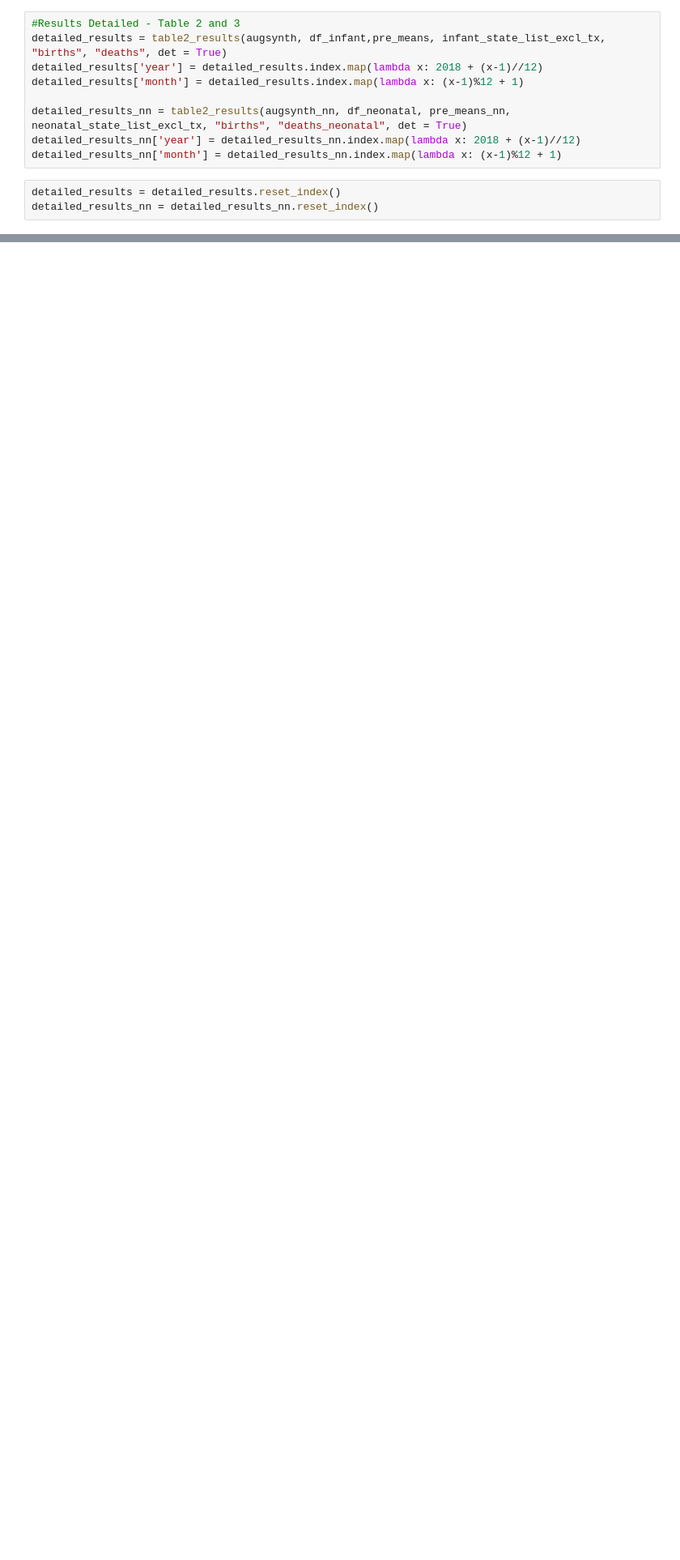
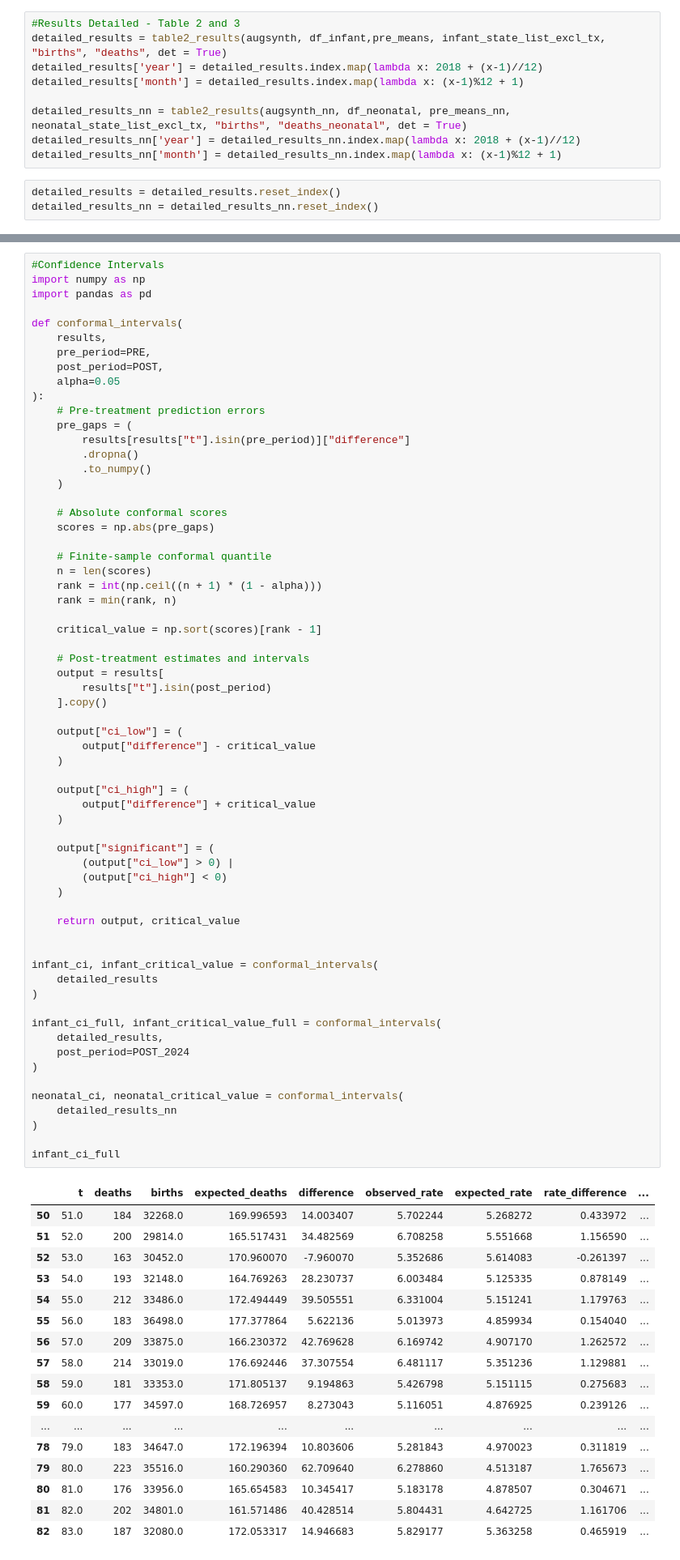
Before and after one commit to mycow2/infant-mortality-dobbs, a Jupyter notebook: repl_table_2.ipynb, the cells around one changed output, grey strips where cells are left out. Shown at 81% size. Drawn from its saved outputs; the diff is of its cells as text; blank space fills up the shorter version.

```diff
--- a/repl_table_2.ipynb
+++ b/repl_table_2.ipynb
@@ -255,0 +263,81 @@ tab3 = detailed_results_nn[detailed_results_nn['t'].isin(POST)][['deaths_neonata
+# %%
+#Confidence Intervals
+import numpy as np
+import pandas as pd
+
+def conformal_intervals(
+    results,
+    pre_period=PRE,
+    post_period=POST,
+    alpha=0.05
+):
+    # Pre-treatment prediction errors
+    pre_gaps = (
+        results[results["t"].isin(pre_period)]["difference"]
+        .dropna()
+        .to_numpy()
+    )
+
+    # Absolute conformal scores
+    scores = np.abs(pre_gaps)
+
+    # Finite-sample conformal quantile
+    n = len(scores)
+    rank = int(np.ceil((n + 1) * (1 - alpha)))
+    rank = min(rank, n)
+
+    critical_value = np.sort(scores)[rank - 1]
+
+    # Post-treatment estimates and intervals
+    output = results[
+        results["t"].isin(post_period)
+    ].copy()
+
+    output["ci_low"] = (
+        output["difference"] - critical_value
+    )
+
+    output["ci_high"] = (
+        output["difference"] + critical_value
+    )
+
+    output["significant"] = (
+        (output["ci_low"] > 0) |
+        (output["ci_high"] < 0)
+    )
+
+    return output, critical_value
+
+
+infant_ci, infant_critical_value = conformal_intervals(
+    detailed_results
+)
+
+infant_ci_full, infant_critical_value_full = conformal_intervals(
+    detailed_results,
+    post_period=POST_2024
+)
+
+neonatal_ci, neonatal_critical_value = conformal_intervals(
+    detailed_results_nn
+)
+
+infant_ci_full
+# %% [output]
+|  | t | deaths | births | expected_deaths | difference | observed_rate | expected_rate | rate_difference | ... |
+| 50 | 51.0 | 184 | 32268.0 | 169.996593 | 14.003407 | 5.702244 | 5.268272 | 0.433972 | ... |
+| 51 | 52.0 | 200 | 29814.0 | 165.517431 | 34.482569 | 6.708258 | 5.551668 | 1.156590 | ... |
+| 52 | 53.0 | 163 | 30452.0 | 170.960070 | -7.960070 | 5.352686 | 5.614083 | -0.261397 | ... |
+| 53 | 54.0 | 193 | 32148.0 | 164.769263 | 28.230737 | 6.003484 | 5.125335 | 0.878149 | ... |
+| 54 | 55.0 | 212 | 33486.0 | 172.494449 | 39.505551 | 6.331004 | 5.151241 | 1.179763 | ... |
+| 55 | 56.0 | 183 | 36498.0 | 177.377864 | 5.622136 | 5.013973 | 4.859934 | 0.154040 | ... |
+| 56 | 57.0 | 209 | 33875.0 | 166.230372 | 42.769628 | 6.169742 | 4.907170 | 1.262572 | ... |
+| 57 | 58.0 | 214 | 33019.0 | 176.692446 | 37.307554 | 6.481117 | 5.351236 | 1.129881 | ... |
+| 58 | 59.0 | 181 | 33353.0 | 171.805137 | 9.194863 | 5.426798 | 5.151115 | 0.275683 | ... |
+| 59 | 60.0 | 177 | 34597.0 | 168.726957 | 8.273043 | 5.116051 | 4.876925 | 0.239126 | ... |
+| ... | ... | ... | ... | ... | ... | ... | ... | ... | ... |
+| 78 | 79.0 | 183 | 34647.0 | 172.196394 | 10.803606 | 5.281843 | 4.970023 | 0.311819 | ... |
+| 79 | 80.0 | 223 | 35516.0 | 160.290360 | 62.709640 | 6.278860 | 4.513187 | 1.765673 | ... |
+| 80 | 81.0 | 176 | 33956.0 | 165.654583 | 10.345417 | 5.183178 | 4.878507 | 0.304671 | ... |
+| 81 | 82.0 | 202 | 34801.0 | 161.571486 | 40.428514 | 5.804431 | 4.642725 | 1.161706 | ... |
+| 82 | 83.0 | 187 | 32080.0 | 172.053317 | 14.946683 | 5.829177 | 5.363258 | 0.465919 | ... |
```
Also changed, not shown: parts of 10 cells of this notebook, 11 other files.
